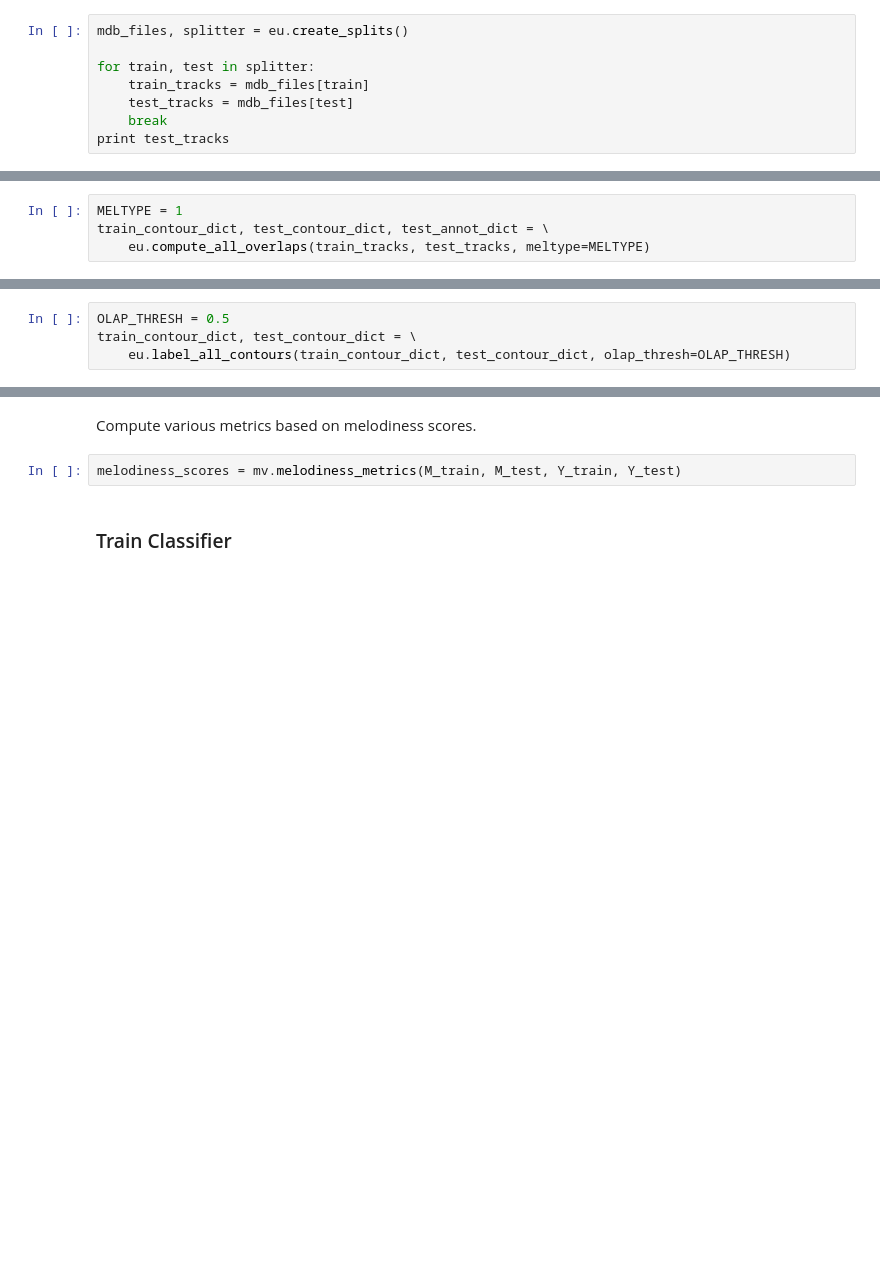
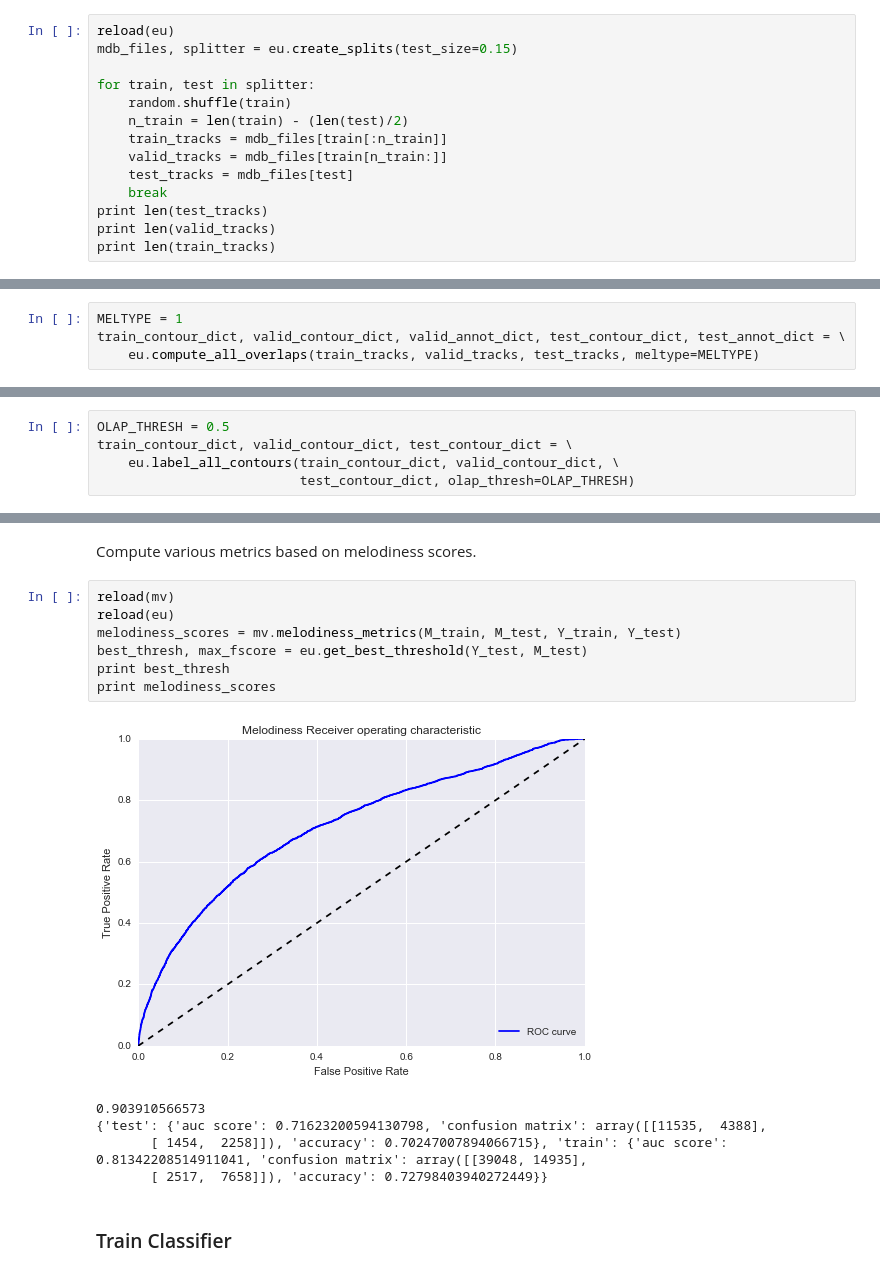
Before and after one commit to rabitt/contour_classification, a Jupyter notebook: contour_training.ipynb, the cells around one changed output, grey strips where cells are left out. Cells and saved outputs as stored; diff of their text form; blank space fills up the shorter version.

Commit message:
add validation set and optimal threshold computation

```diff
--- a/contour_training.ipynb
+++ b/contour_training.ipynb
@@ -22,10 +22,16 @@ from scipy.stats import boxcox
 # %% [markdown]
 Splits are chosen such that each split contains unique artists.
 # %%
-mdb_files, splitter = eu.create_splits()
+reload(eu)
+mdb_files, splitter = eu.create_splits(test_size=0.15)
 
 for train, test in splitter:
-    train_tracks = mdb_files[train]
+    random.shuffle(train)
+    n_train = len(train) - (len(test)/2)
+    train_tracks = mdb_files[train[:n_train]]
+    valid_tracks = mdb_files[train[n_train:]]
     test_tracks = mdb_files[test]
     break
-print test_tracks
+print len(test_tracks)
+print len(valid_tracks)
+print len(train_tracks)
@@ -35,5 +45,5 @@ print test_tracks
 #### Compute Overlap with Annotation
 # %%
 MELTYPE = 1
-train_contour_dict, test_contour_dict, test_annot_dict = \
-    eu.compute_all_overlaps(train_tracks, test_tracks, meltype=MELTYPE)
+train_contour_dict, valid_contour_dict, valid_annot_dict, test_contour_dict, test_annot_dict = \
+    eu.compute_all_overlaps(train_tracks, valid_tracks, test_tracks, meltype=MELTYPE)
@@ -45,7 +65,8 @@ olap_stats, zero_olap_stats = olap_stats(train_contour_dict)
 #### Compute Labels using Overlap Threshold
 # %%
 OLAP_THRESH = 0.5
-train_contour_dict, test_contour_dict = \
-    eu.label_all_contours(train_contour_dict, test_contour_dict, olap_thresh=OLAP_THRESH)
+train_contour_dict, valid_contour_dict, test_contour_dict = \
+    eu.label_all_contours(train_contour_dict, valid_contour_dict, \
+                          test_contour_dict, olap_thresh=OLAP_THRESH)
 # %%
 X_train, Y_train = cc.pd_to_sklearn(train_contour_dict)
@@ -63,8 +85,19 @@ Compute melodiness scores on train and test set
 M_train, M_test = mv.compute_all_melodiness(X_train_boxcox, X_test_boxcox, rv_pos, rv_neg)
 # %% [markdown]
 Compute various metrics based on melodiness scores.
-# %%
-melodiness_scores = mv.melodiness_metrics(M_train, M_test, Y_train, Y_test)
+# %%
+reload(mv)
+reload(eu)
+melodiness_scores = mv.melodiness_metrics(M_train, M_test, Y_train, Y_test)
+best_thresh, max_fscore = eu.get_best_threshold(Y_test, M_test)
+print best_thresh
+print melodiness_scores
+# %% [output]
+[figure, added]
+0.903910566573
+{'test': {'auc score': 0.71623200594130798, 'confusion matrix': array([[11535,  4388],
+       [ 1454,  2258]]), 'accuracy': 0.70247007894066715}, 'train': {'auc score': 0.81342208514911041, 'confusion matrix': array([[39048, 14935],
+       [ 2517,  7658]]), 'accuracy': 0.72798403940272449}}
 # %% [markdown]
 ### Train Classifier
 # %% [markdown]
```
Also changed, not shown: parts of 12 cells of this notebook.
